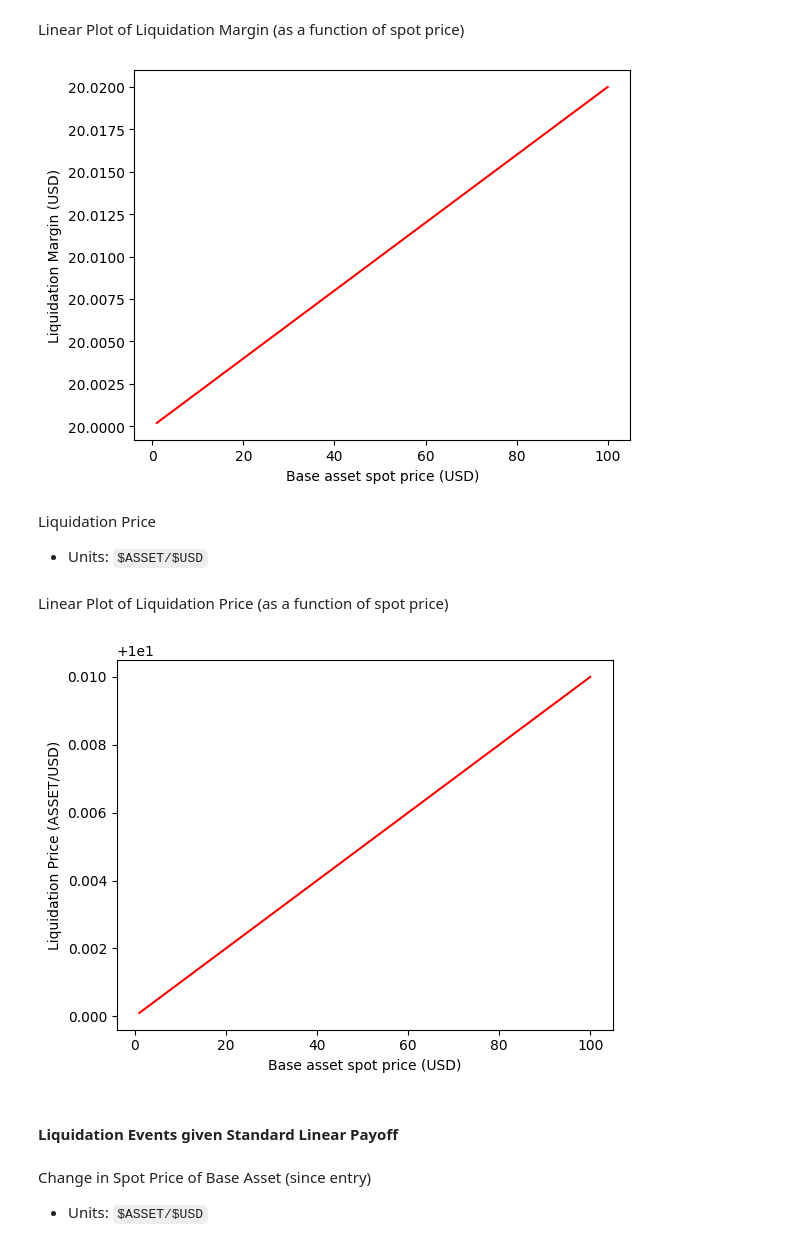
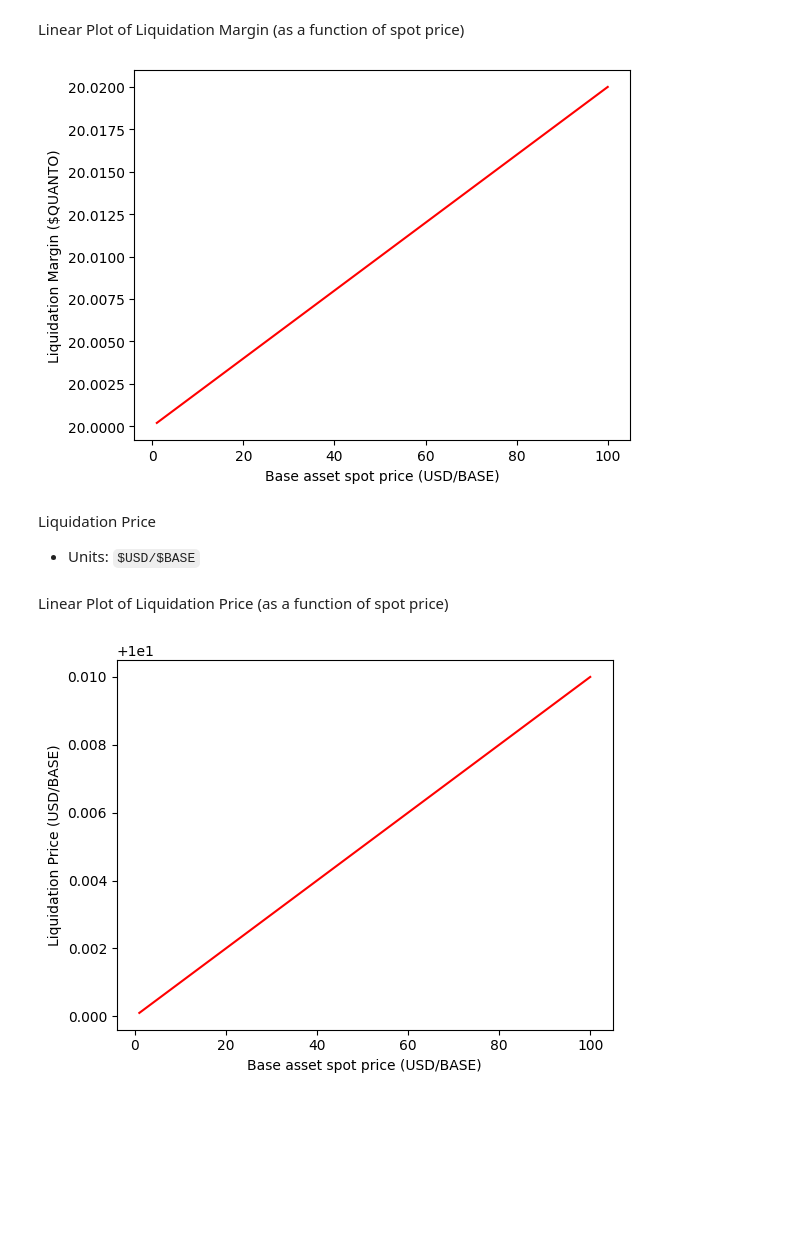
Before and after one commit to Kwenta/quanto-py, a Jupyter notebook: kwenta/quanto.ipynb, the cells around one changed output. Drawn from its saved outputs; the diff is of its cells as text; code cells hidden in the pictures; blank space fills up the shorter version.

Commit message:
🧹 clean up liquidation units for quanto

```diff
--- a/kwenta/quanto.ipynb
+++ b/kwenta/quanto.ipynb
@@ -591,15 +591,15 @@ liq_margin = calculate_liquidation_margin(
 Linear Plot of Liquidation Margin (as a function of spot price)
 # %%
 plt.plot(Δb, liq_margin, "r")
-plt.ylabel("Liquidation Margin (USD)")
-plt.xlabel("Base asset spot price (USD)")
+plt.ylabel("Liquidation Margin ($QUANTO)")
+plt.xlabel("Base asset spot price (USD/BASE)")
 plt.show()
 # %% [output]
-[figure, old version]
+[figure, new version]
 # %% [markdown]
 Liquidation Price
 
--   Units: `$ASSET/$USD`
+-   Units: `$USD/$BASE`
 # %%
 liq_price = calculate_approximate_liquidation_price(
     b_e,
@@ -617,14 +617,8 @@ liq_price = calculate_approximate_liquidation_price(
 Linear Plot of Liquidation Price (as a function of spot price)
 # %%
 plt.plot(Δb, liq_price, "r")
-plt.ylabel("Liquidation Price (ASSET/USD)")
-plt.xlabel("Base asset spot price (USD)")
+plt.ylabel("Liquidation Price (USD/BASE)")
+plt.xlabel("Base asset spot price (USD/BASE)")
 plt.show()
 # %% [output]
-[figure, old version]
+[figure, new version]
-# %% [markdown]
-#### Liquidation Events given Standard Linear Payoff
-# %% [markdown]
-Change in Spot Price of Base Asset (since entry)
-
--   Units: `$ASSET/$USD`
```
Also changed, not shown: parts of 8 cells of this notebook.
